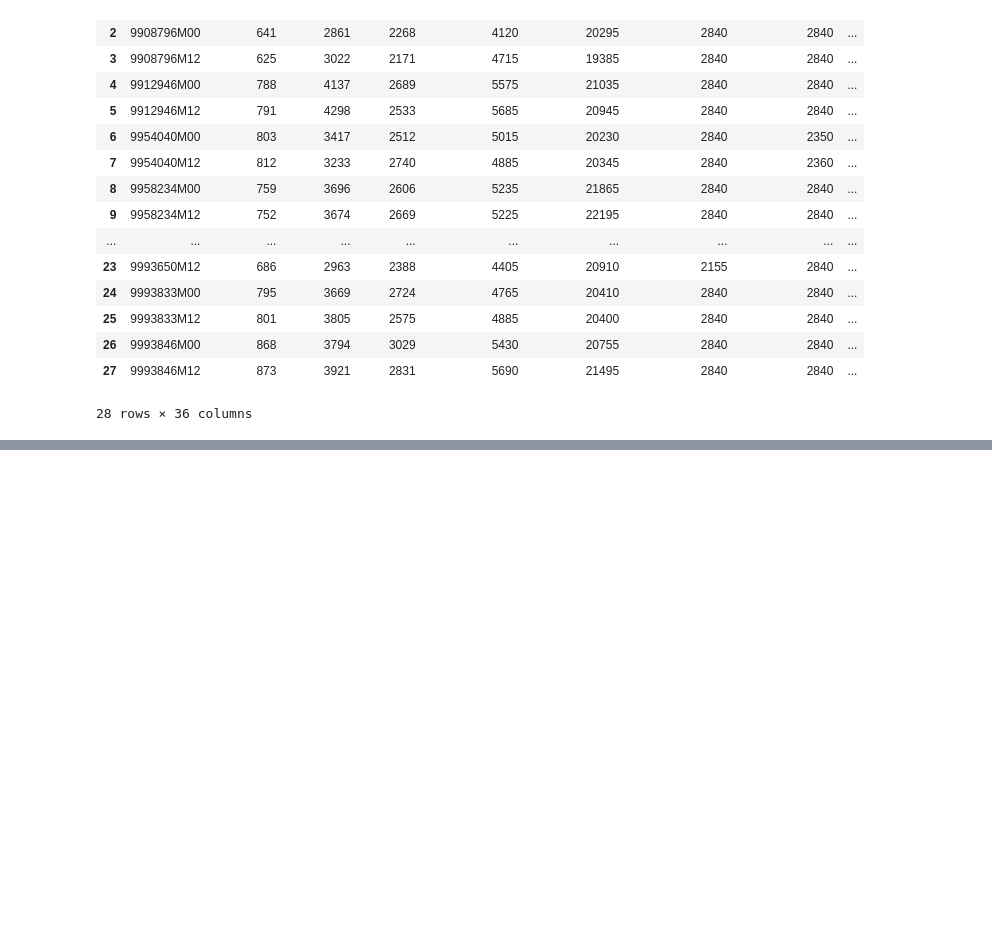
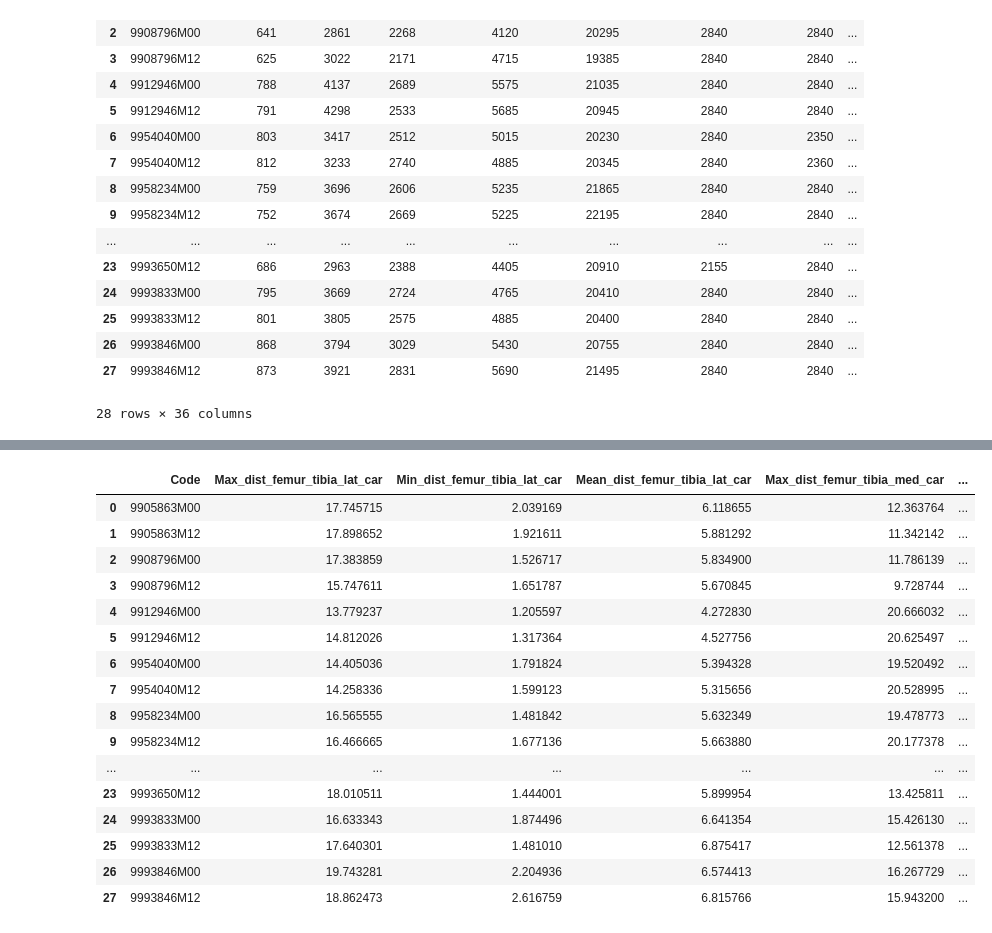
Before and after one commit to cs481-ekh/f22-ai-cbl, a Jupyter notebook: notebooks/patients_data_loading.ipynb, the cells around one changed output, grey strips where cells are left out. Drawn from its saved outputs; the diff is of its cells as text; code cells hidden in the pictures; blank space fills up the shorter version.

```diff
--- a/notebooks/patients_data_loading.ipynb
+++ b/notebooks/patients_data_loading.ipynb
@@ -37,10 +38,7 @@ tibia_point_cloud.plot(eye_dome_lighting=True, jupyter_backend="static")
 # %% [output]
 [figure]
 # %%
-knee_df = pd.DataFrame(columns=['Code',
-                                'Patella_PN','Femur_PN','Tibia_PN','Patella_Car_PN',
-                                'Femur_Car_PN','Tibia_M_Car_PN', 'Tibia_L_Car_PN'])
-
+knee_df = pd.DataFrame()
 
 for key, value in patients_knees.items():
     df = {'Code': key,
@@ -110,0 +123,39 @@ knee_df
+# %%
+implicit_distance_df = pd.DataFrame()
+
+for key, value in patients_knees.items():
+      surf_femur = value.femur.extract_surface()
+      _ = value.tibia_cart_med.compute_implicit_distance(surf_femur, inplace=True)
+      _ = value.tibia_cart_lat.compute_implicit_distance(surf_femur, inplace=True)
+
+      impl_dist_tibia_cart_lat = value.tibia_cart_lat.active_scalars
+      impl_dist_tibia_cart_med = value.tibia_cart_med.active_scalars
+
+      df = {'Code': key,
+            'Max_dist_femur_tibia_lat_car': max(impl_dist_tibia_cart_lat),
+            'Min_dist_femur_tibia_lat_car': min(impl_dist_tibia_cart_lat),
+            'Mean_dist_femur_tibia_lat_car': np.mean(impl_dist_tibia_cart_lat),
+            'Max_dist_femur_tibia_med_car': max(impl_dist_tibia_cart_med),
+            'Min_dist_femur_tibia_med_car': min(impl_dist_tibia_cart_med),
+            'Mean_dist_femur_tibia_med_car': np.mean(impl_dist_tibia_cart_med),
+            }
+      implicit_distance_df = implicit_distance_df.append(df, ignore_index=True)
+implicit_distance_df
+# %% [output]
+|  | Code | Max_dist_femur_tibia_lat_car | Min_dist_femur_tibia_lat_car | Mean_dist_femur_tibia_lat_car | Max_dist_femur_tibia_med_car | ... |
+| 0 | 9905863M00 | 17.745715 | 2.039169 | 6.118655 | 12.363764 | ... |
+| 1 | 9905863M12 | 17.898652 | 1.921611 | 5.881292 | 11.342142 | ... |
+| 2 | 9908796M00 | 17.383859 | 1.526717 | 5.834900 | 11.786139 | ... |
+| 3 | 9908796M12 | 15.747611 | 1.651787 | 5.670845 | 9.728744 | ... |
+| 4 | 9912946M00 | 13.779237 | 1.205597 | 4.272830 | 20.666032 | ... |
+| 5 | 9912946M12 | 14.812026 | 1.317364 | 4.527756 | 20.625497 | ... |
+| 6 | 9954040M00 | 14.405036 | 1.791824 | 5.394328 | 19.520492 | ... |
+| 7 | 9954040M12 | 14.258336 | 1.599123 | 5.315656 | 20.528995 | ... |
+| 8 | 9958234M00 | 16.565555 | 1.481842 | 5.632349 | 19.478773 | ... |
+| 9 | 9958234M12 | 16.466665 | 1.677136 | 5.663880 | 20.177378 | ... |
+| ... | ... | ... | ... | ... | ... | ... |
+| 23 | 9993650M12 | 18.010511 | 1.444001 | 5.899954 | 13.425811 | ... |
+| 24 | 9993833M00 | 16.633343 | 1.874496 | 6.641354 | 15.426130 | ... |
+| 25 | 9993833M12 | 17.640301 | 1.481010 | 6.875417 | 12.561378 | ... |
+| 26 | 9993846M00 | 19.743281 | 2.204936 | 6.574413 | 16.267729 | ... |
+| 27 | 9993846M12 | 18.862473 | 2.616759 | 6.815766 | 15.943200 | ... |
```
Also changed, not shown: parts of 3 cells of this notebook, 1 other file.
